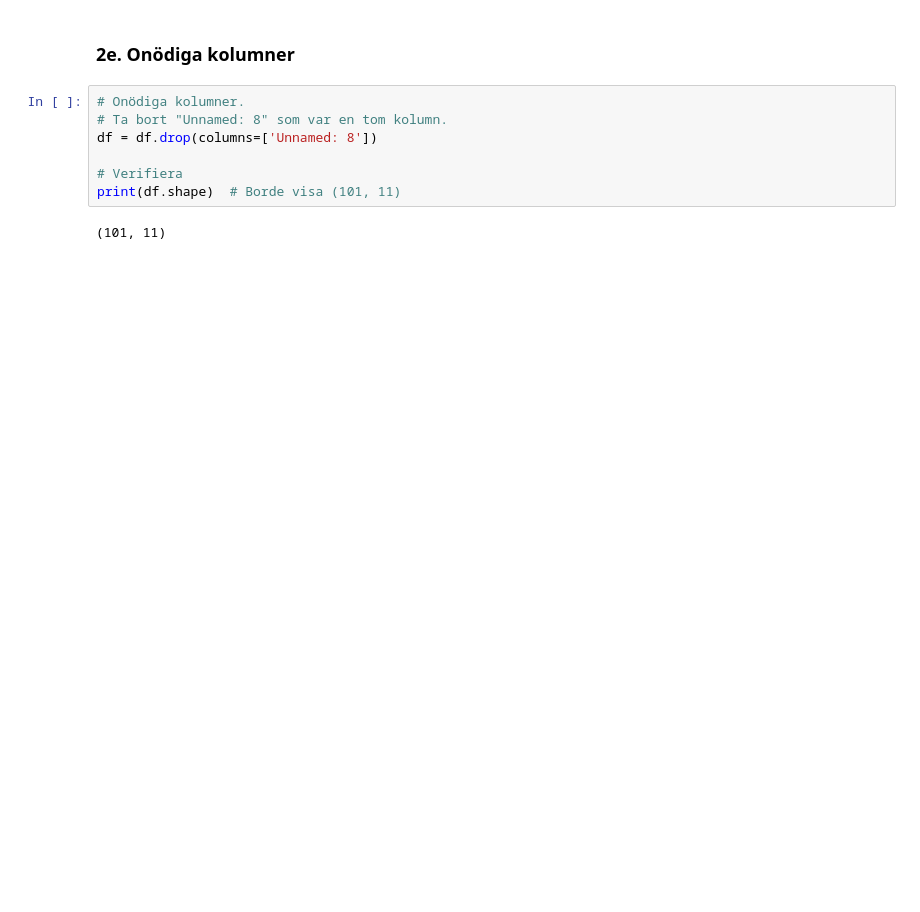
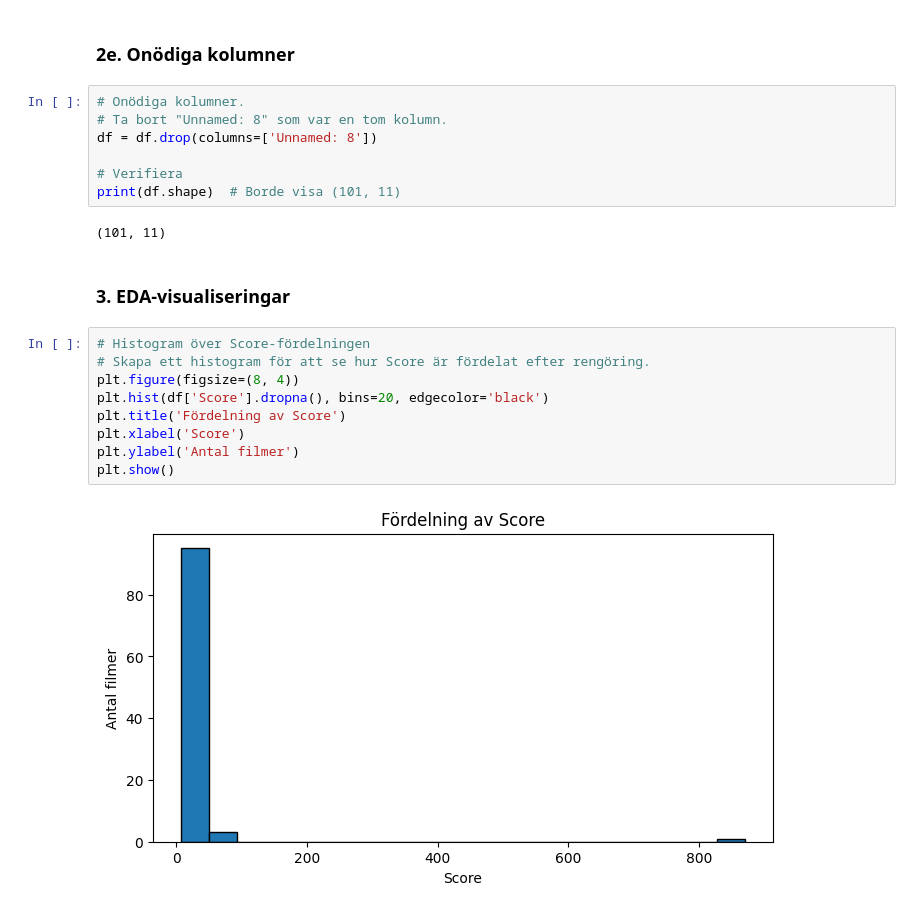
Before and after one commit to davidfjellstrom/EDA-analysis, a Jupyter notebook: eda_imdb.ipynb, the cells around one changed output. Drawn from its saved outputs; the diff is of its cells as text; blank space fills up the shorter version.

Commit message:
Skapade EDA Visualitioner med visuella grafer

```diff
--- a/eda_imdb.ipynb
+++ b/eda_imdb.ipynb
@@ -158,3 +190,16 @@ df = df.drop(columns=['Unnamed: 8'])
 print(df.shape)  # Borde visa (101, 11)
 # %% [output]
 (101, 11)
+# %% [markdown]
+### 3. EDA-visualiseringar
+# %%
+# Histogram över Score-fördelningen
+# Skapa ett histogram för att se hur Score är fördelat efter rengöring.
+plt.figure(figsize=(8, 4))
+plt.hist(df['Score'].dropna(), bins=20, edgecolor='black')
+plt.title('Fördelning av Score')
+plt.xlabel('Score')
+plt.ylabel('Antal filmer')
+plt.show()
+# %% [output]
+[figure, added]
```
Also changed, not shown: parts of 9 cells of this notebook, 1 other file.
